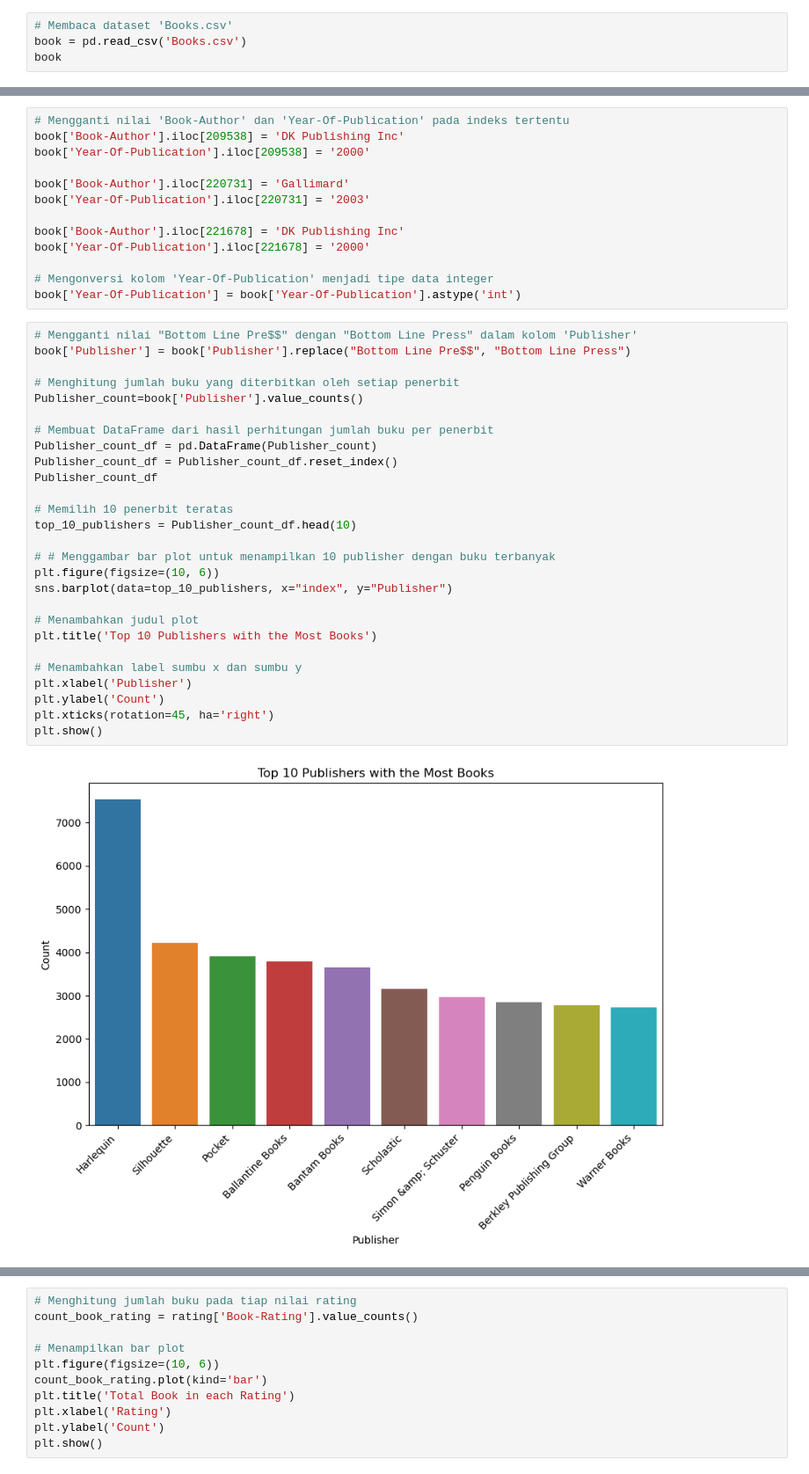
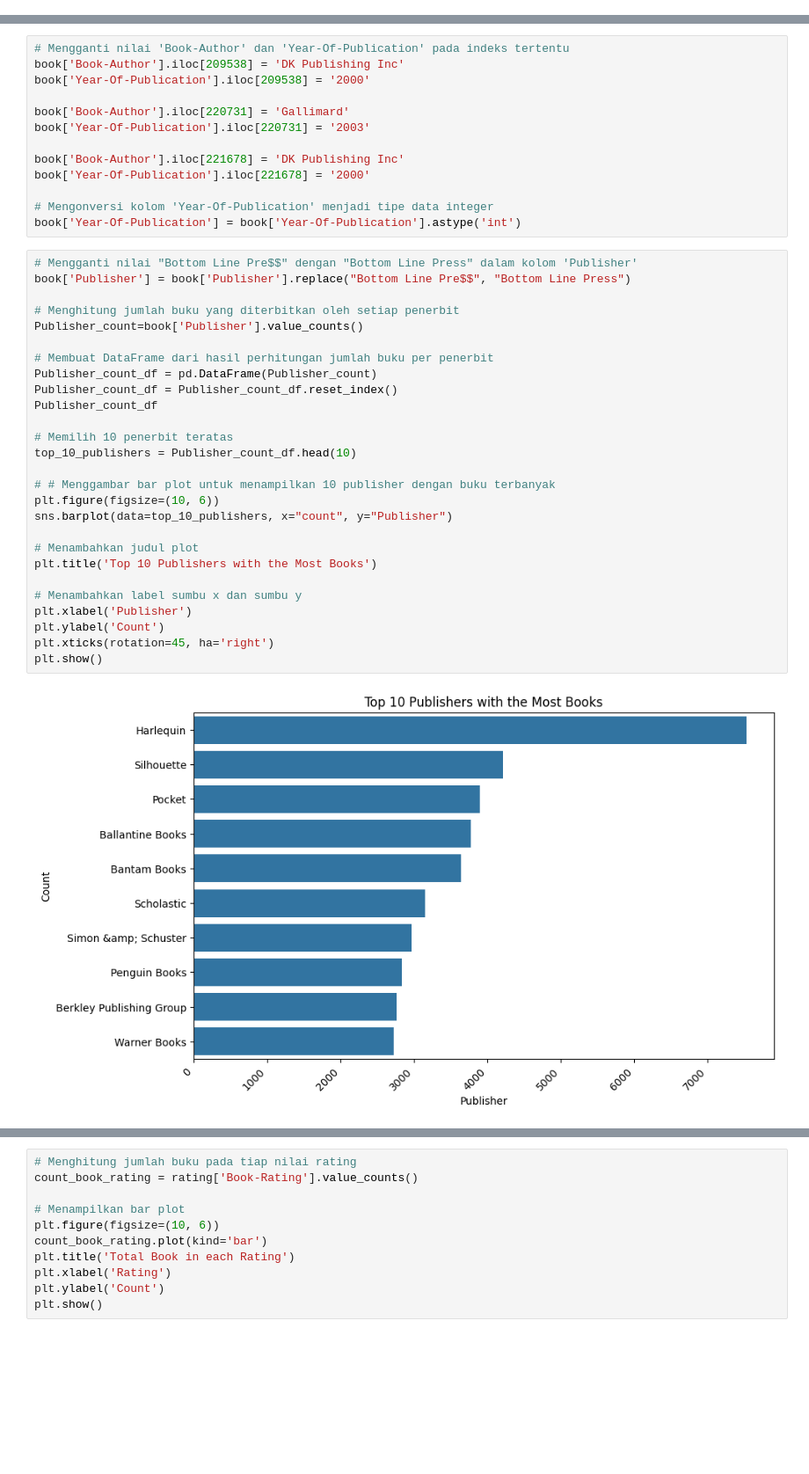
Before and after one commit to DestrianaR/Book-Recommendation-System, a Jupyter notebook: notebook.ipynb, the cells around one changed output, grey strips where cells are left out. Shown at 88% size. Saved outputs shown, nothing was run; the diff lists cells and outputs as text; blank space fills up the shorter version.

```diff
--- a/notebook.ipynb
+++ b/notebook.ipynb
@@ -19,4 +15,0 @@ ModuleNotFoundError: No module named 'tensorflow.keras'
-# %%
-# Membaca dataset 'Books.csv'
-book = pd.read_csv('Books.csv')
-book
@@ -112,32 +109,32 @@ book['Year-Of-Publication'] = book['Year-Of-Publication'].astype('int')
 # %%
 # Mengganti nilai "Bottom Line Pre$$" dengan "Bottom Line Press" dalam kolom 'Publisher'
 book['Publisher'] = book['Publisher'].replace("Bottom Line Pre$$", "Bottom Line Press")
 
 # Menghitung jumlah buku yang diterbitkan oleh setiap penerbit
 Publisher_count=book['Publisher'].value_counts()
 
 # Membuat DataFrame dari hasil perhitungan jumlah buku per penerbit
 Publisher_count_df = pd.DataFrame(Publisher_count)
 Publisher_count_df = Publisher_count_df.reset_index()
 Publisher_count_df
 
 # Memilih 10 penerbit teratas
 top_10_publishers = Publisher_count_df.head(10)
 
 # # Menggambar bar plot untuk menampilkan 10 publisher dengan buku terbanyak
 plt.figure(figsize=(10, 6))
-sns.barplot(data=top_10_publishers, x="index", y="Publisher")
+sns.barplot(data=top_10_publishers, x="count", y="Publisher")
 
 # Menambahkan judul plot
 plt.title('Top 10 Publishers with the Most Books')
 
 # Menambahkan label sumbu x dan sumbu y
 plt.xlabel('Publisher')
 plt.ylabel('Count')
 plt.xticks(rotation=45, ha='right')
 plt.show()
 # %% [output]
-[figure, old version]
+[figure, new version]
 # %%
 # Menghitung jumlah buku yang ditulis oleh setiap penulis
 Author_count=book['Book-Author'].value_counts()
```
Also changed, not shown: parts of 53 cells of this notebook.
